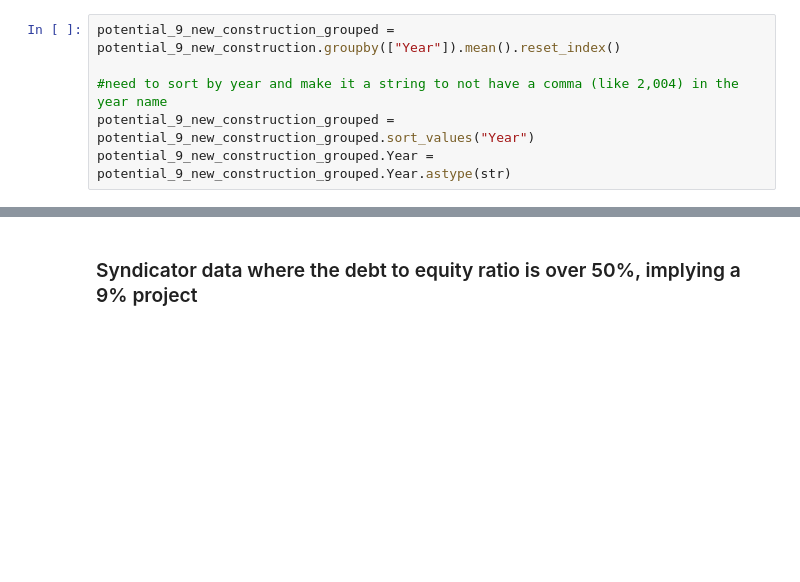
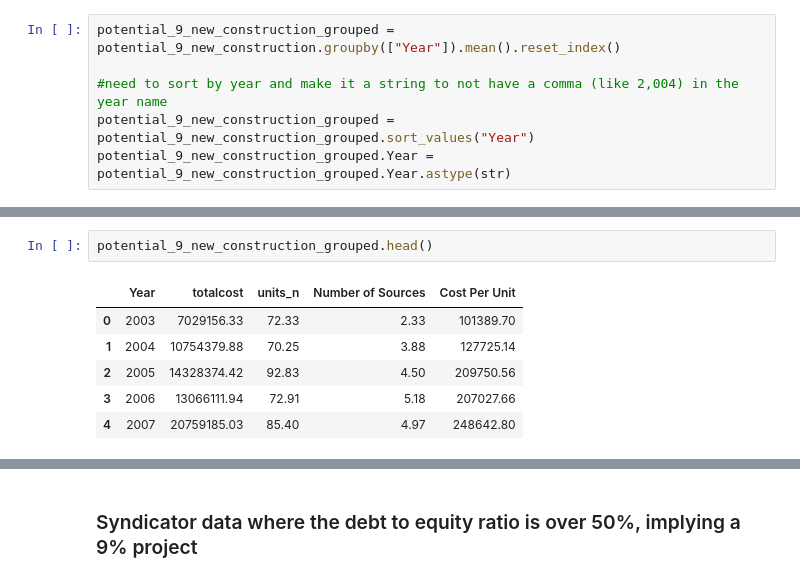
Before and after one commit to qunderriner/LIHTC_Analysis, a Jupyter notebook: SyndicatorData_Graphs.ipynb, the cells around one changed output, grey strips where cells are left out. Saved outputs shown, nothing was run; the diff lists cells and outputs as text; blank space fills up the shorter version.

```diff
--- a/SyndicatorData_Graphs.ipynb
+++ b/SyndicatorData_Graphs.ipynb
@@ -226,6 +226,15 @@ alt.Chart(potential_9_new_construction_grouped).mark_line().encode(
       "text": ["New Construction Syndicator Projects: Number of Sources Over Time"]})
 # %% [output]
 [interactive output not drawn]
+# %%
+potential_9_new_construction_grouped.head()
+# %% [output]
+|  | Year | totalcost | units_n | Number of Sources | Cost Per Unit |
+| 0 | 2003 | 7029156.33 | 72.33 | 2.33 | 101389.70 |
+| 1 | 2004 | 10754379.88 | 70.25 | 3.88 | 127725.14 |
+| 2 | 2005 | 14328374.42 | 92.83 | 4.50 | 209750.56 |
+| 3 | 2006 | 13066111.94 | 72.91 | 5.18 | 207027.66 |
+| 4 | 2007 | 20759185.03 | 85.40 | 4.97 | 248642.80 |
 # %%
 alt.Chart(potential_9_new_construction_grouped).mark_line().encode(
     x='Year',
```
Also changed, not shown: parts of 1 cell of this notebook.
